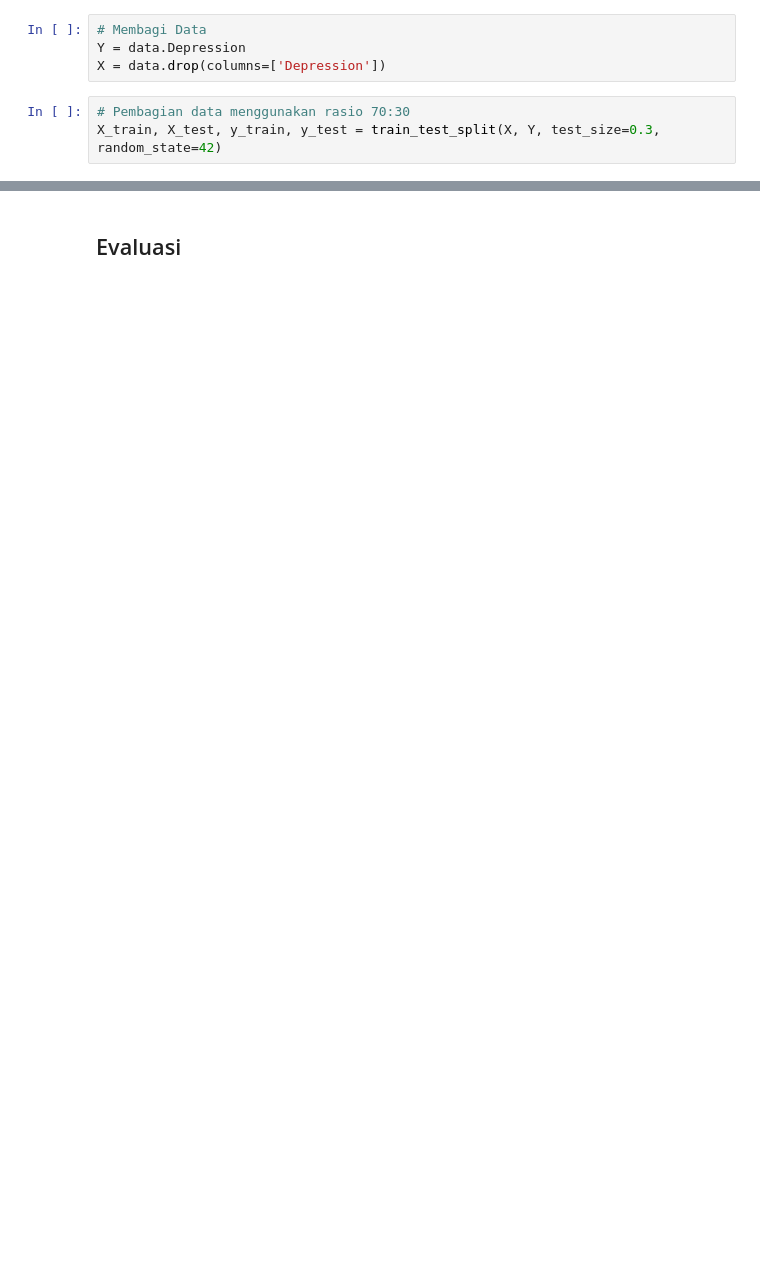
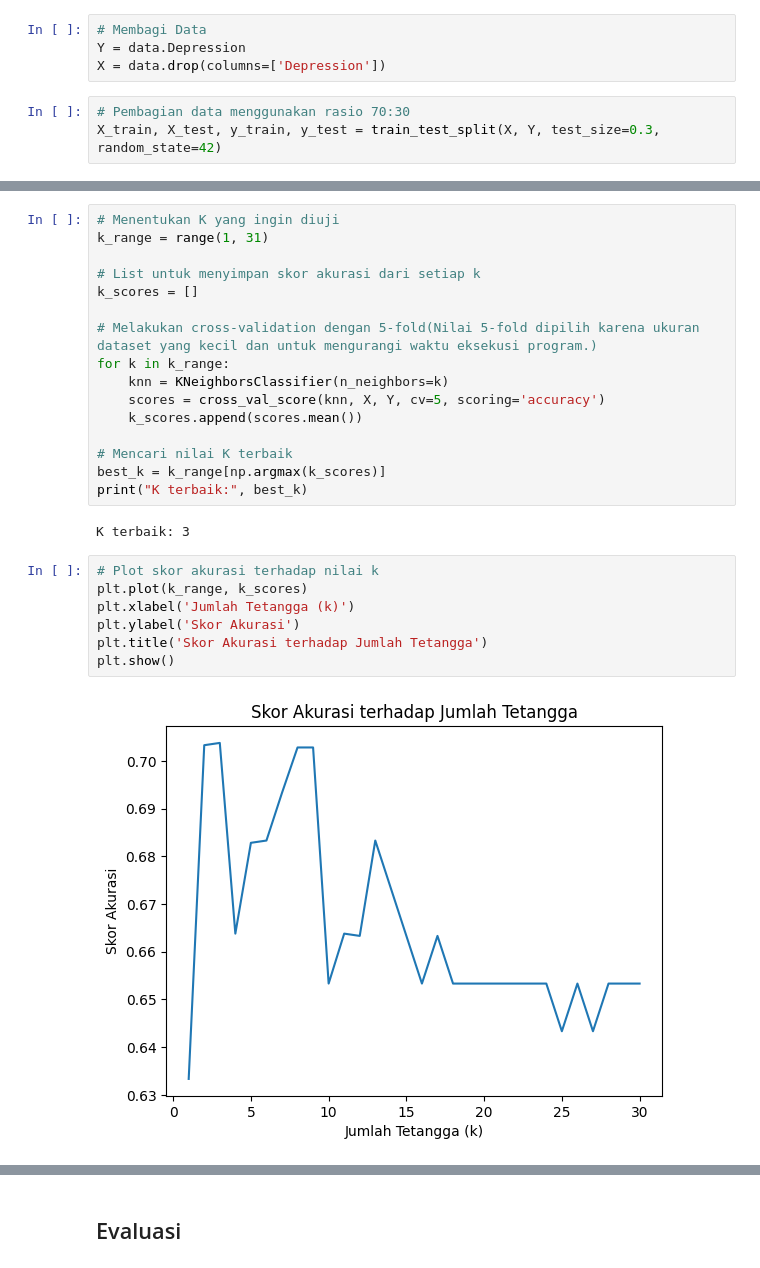
Before and after one commit to SiEggo/PA_Datmin_Kel5_A1, a Jupyter notebook: Super_PA_Datmin_Kel5.ipynb, the cells around one changed output, grey strips where cells are left out. Cells and saved outputs as stored; diff of their text form; blank space fills up the shorter version.

```diff
--- a/Super_PA_Datmin_Kel5.ipynb
+++ b/Super_PA_Datmin_Kel5.ipynb
@@ -742 +715,28 @@ Skor validasinya: 0.7285714285714285
+# %%
+# Menentukan K yang ingin diuji
+k_range = range(1, 31)
+
+# List untuk menyimpan skor akurasi dari setiap k
+k_scores = []
+
+# Melakukan cross-validation dengan 5-fold(Nilai 5-fold dipilih karena ukuran dataset yang kecil dan untuk mengurangi waktu eksekusi program.)
+for k in k_range:
+    knn = KNeighborsClassifier(n_neighbors=k)
+    scores = cross_val_score(knn, X, Y, cv=5, scoring='accuracy')
+    k_scores.append(scores.mean())
+
+# Mencari nilai K terbaik
+best_k = k_range[np.argmax(k_scores)]
+print("K terbaik:", best_k)
+# %% [output]
+K terbaik: 3
+# %%
+# Plot skor akurasi terhadap nilai k
+plt.plot(k_range, k_scores)
+plt.xlabel('Jumlah Tetangga (k)')
+plt.ylabel('Skor Akurasi')
+plt.title('Skor Akurasi terhadap Jumlah Tetangga')
+plt.show()
+# %% [output]
+[figure, added]
 # %%
```
Also changed, not shown: parts of 28 cells of this notebook.
